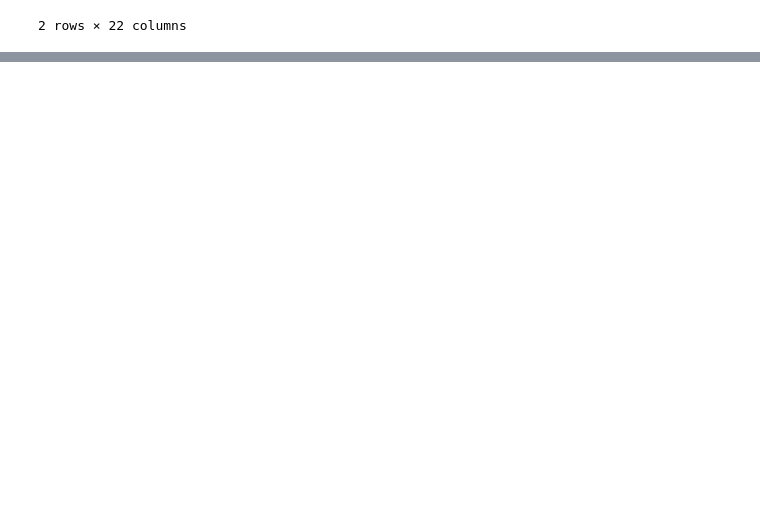
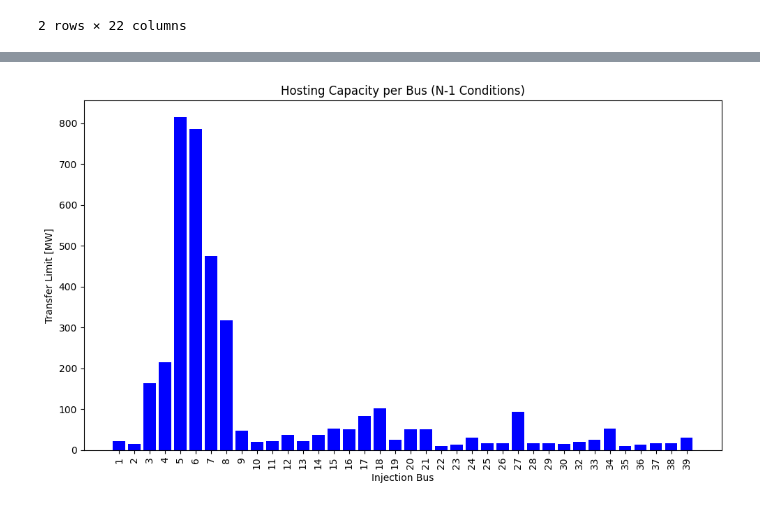
Before and after one commit to marioataveraleon/Thesis, a Jupyter notebook: Scripts/tca.ipynb, the cells around one changed output, grey strips where cells are left out. Drawn from its saved outputs; the diff is of its cells as text; code cells hidden in the pictures; blank space fills up the shorter version.

```diff
--- a/Scripts/tca.ipynb
+++ b/Scripts/tca.ipynb
@@ -689,0 +726,13 @@ df_compare_view.head(20)
+# %%
+#Worst limiting element per contingency, from here it is possible to obtain the worst global case per bus
+rows = []
+for name, result in results.items():
+    groups = result.groupby("Injection Bus")
+    for bus, df_bus in groups:
+        top10 = df_bus.sort_values("Transfer Limit").head(1)
+        row ={"case": name , "Injection Bus":top10["Injection Bus"].values[0],
+              "Element":top10["Element"].values[0],"Transfer Limit":top10["Transfer Limit"].values[0]}
+        rows.append(row)
+
+per_case_bus_limit = pd.DataFrame(rows)
+per_case_bus_limit.head()
@@ -689,0 +746,3 @@ df_compare_view.head(20)
+# %%
+final_per_bus = per_case_bus_limit.loc[per_case_bus_limit.groupby("Injection Bus")["Transfer Limit"].idxmin()].copy()
+final_per_bus.head()
@@ -689,0 +876,18 @@ df_compare_view.head(20)
+# %%
+# Plots
+import matplotlib.pyplot as plt
+
+df_plot = final_per_bus.sort_values("Injection Bus")
+
+plt.figure(figsize=(10, 6))
+plt.bar(df_plot["Injection Bus"].astype(str), df_plot["Transfer Limit"],color = "blue")
+
+plt.xlabel("Injection Bus")
+plt.ylabel("Transfer Limit [MW]")
+plt.title("Hosting Capacity per Bus (N-1 Conditions)")
+
+plt.xticks(rotation=90)
+plt.tight_layout()
+plt.show()
+# %% [output]
+[figure, added]
```
Also changed, not shown: parts of 16 cells of this notebook, 2 other files.
